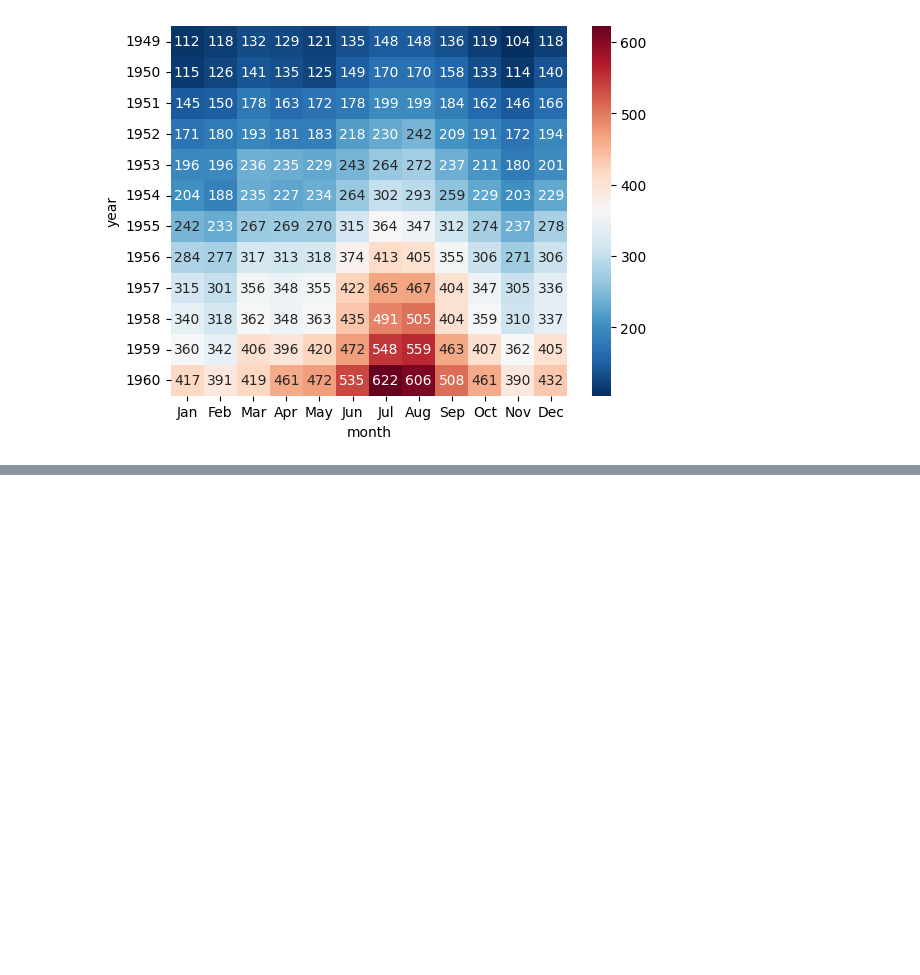
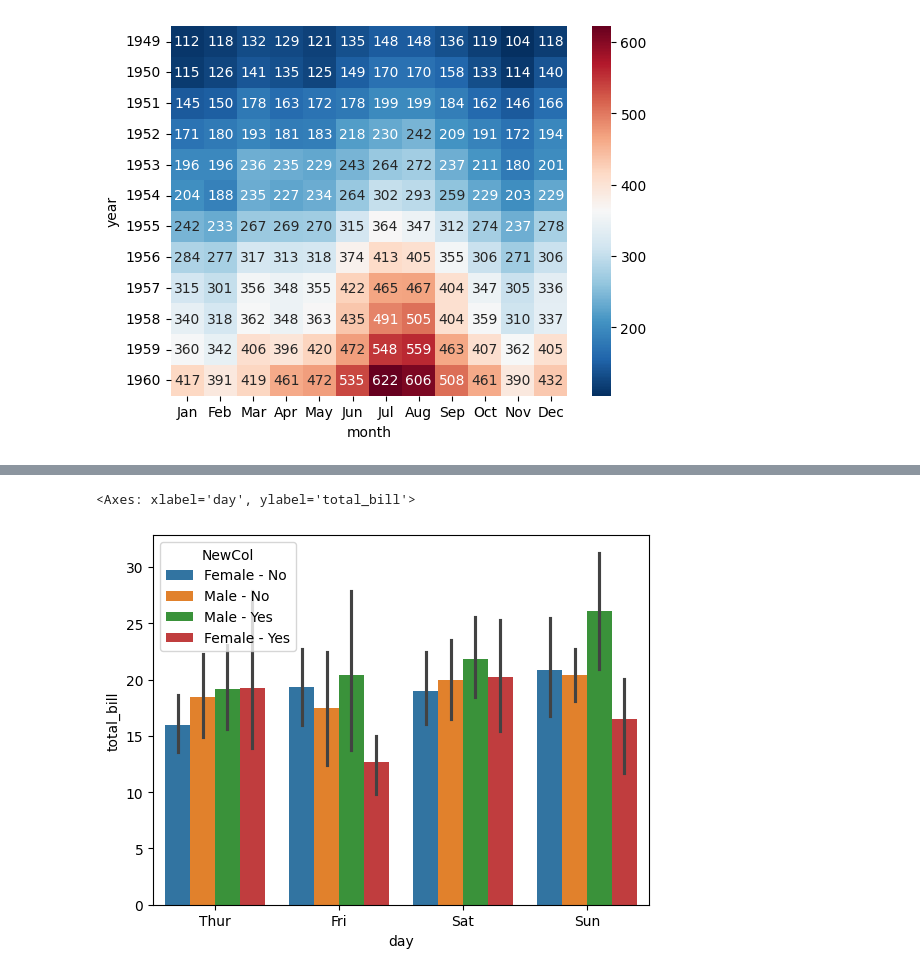
Before and after one commit to inancarin/DSA201_2026_2027_FALL, a Jupyter notebook: Week06/Lecture/seaborn_lecture_notes.ipynb, the cells around one changed output, grey strips where cells are left out. Saved outputs shown, nothing was run; the diff lists cells and outputs as text; code cells hidden in the pictures; blank space fills up the shorter version.

```diff
--- a/Week06/Lecture/seaborn_lecture_notes.ipynb
+++ b/Week06/Lecture/seaborn_lecture_notes.ipynb
@@ -294,0 +350,8 @@ sns.heatmap(mat, cmap="RdBu_r", annot=True, fmt="d")
+# %%
+newCol = []
+for idx, row in tips.iterrows():
+    temp = row["sex"] + " - "+ row["smoker"]
+    newCol.append(temp)
+
+tips["NewCol"]= newCol
+tips.head()
@@ -294,0 +365,5 @@ sns.heatmap(mat, cmap="RdBu_r", annot=True, fmt="d")
+# %%
+sns.barplot(x="day", y="total_bill", data=tips, hue="NewCol")
+# %% [output]
+<Axes: xlabel='day', ylabel='total_bill'>
+[figure, added]
```
Also changed, not shown: parts of 7 cells of this notebook, 1 other file.
